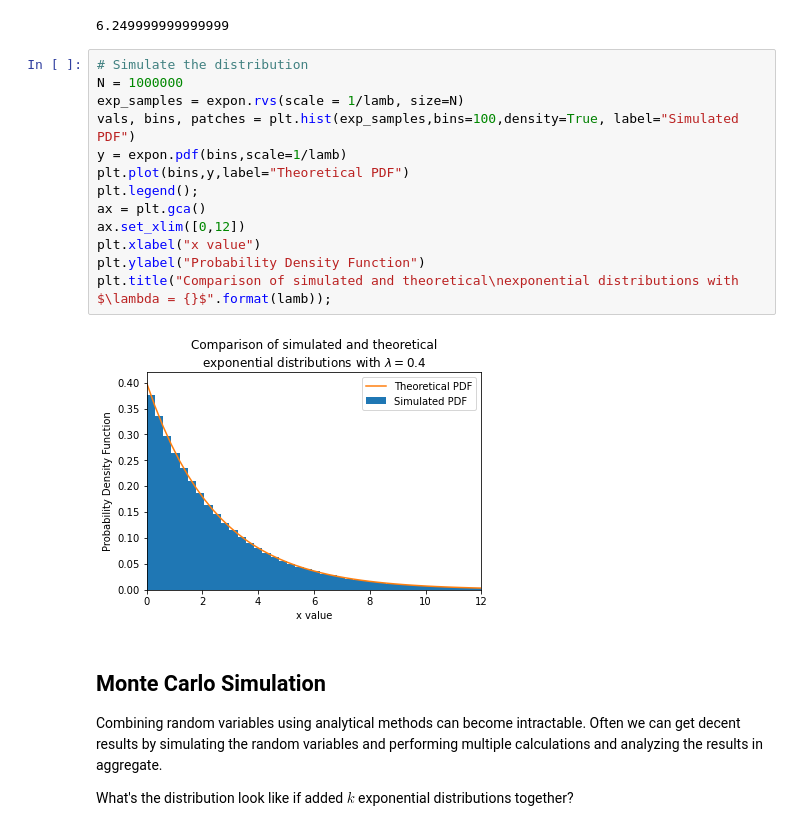
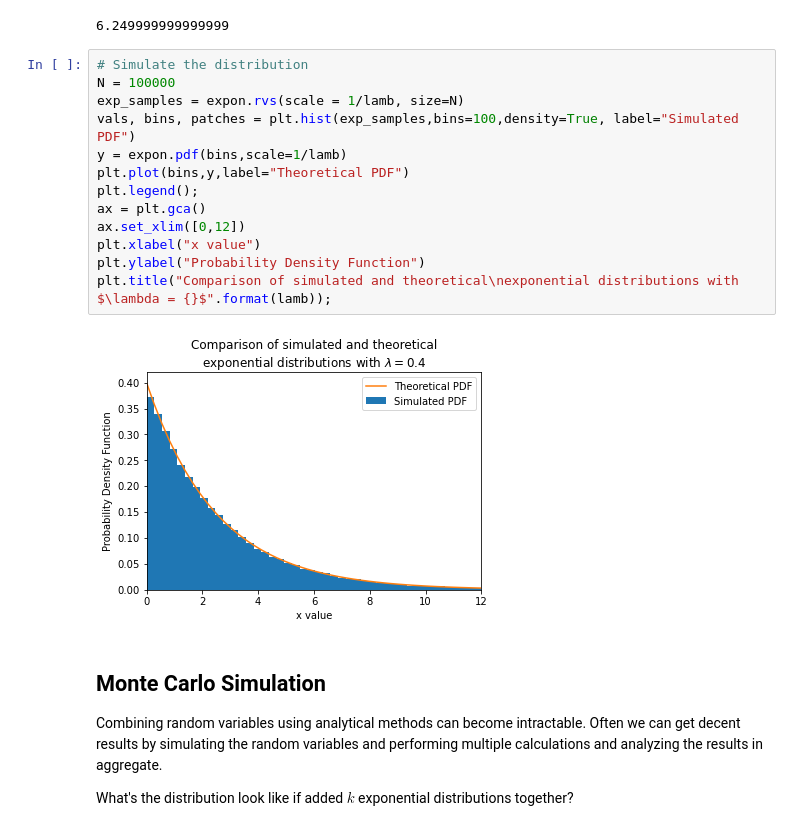
Before and after one commit to Dr-Daily/SystemsEngineering, a Jupyter notebook: Probability Theory Overview.ipynb, the cells around one changed output. Saved outputs shown, nothing was run; the diff lists cells and outputs as text.

```diff
--- a/Probability Theory Overview.ipynb
+++ b/Probability Theory Overview.ipynb
@@ -806,19 +826,19 @@ sum
 6.249999999999999
 # %%
 # Simulate the distribution
-N = 1000000
+N = 100000
 exp_samples = expon.rvs(scale = 1/lamb, size=N)
 vals, bins, patches = plt.hist(exp_samples,bins=100,density=True, label="Simulated PDF")
 y = expon.pdf(bins,scale=1/lamb)
 plt.plot(bins,y,label="Theoretical PDF")
 plt.legend();
 ax = plt.gca()
 ax.set_xlim([0,12])
 plt.xlabel("x value")
 plt.ylabel("Probability Density Function")
 plt.title("Comparison of simulated and theoretical\nexponential distributions with $\lambda = {}$".format(lamb));
 # %% [output]
-[figure, old version]
+[figure, new version]
 # %% [markdown]
 ## Monte Carlo Simulation
 Combining random variables using analytical methods can become intractable. Often we can get decent results by simulating the random variables and performing multiple calculations and analyzing the results in aggregate.
```
Also changed, not shown: parts of 26 cells of this notebook, 1 other file.
